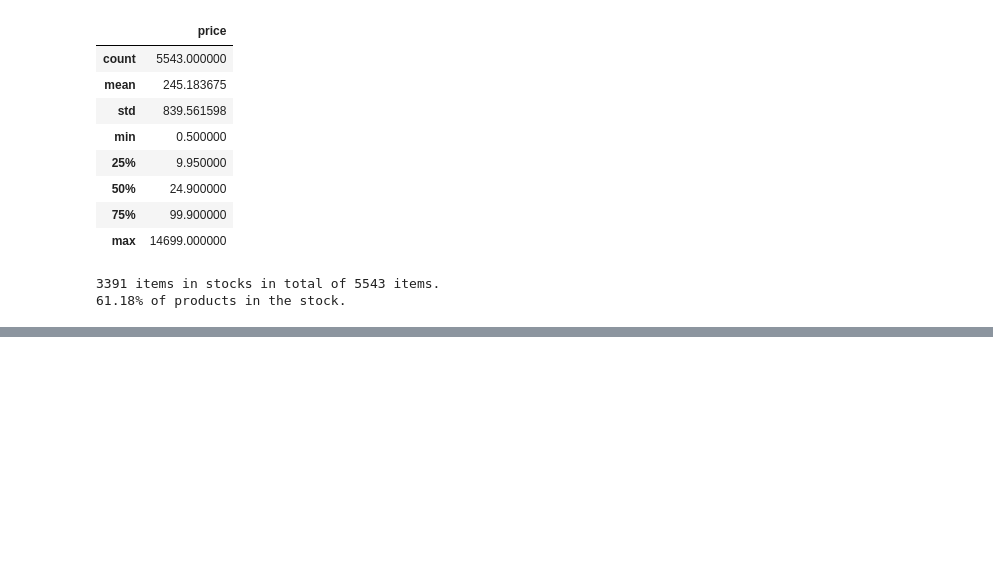
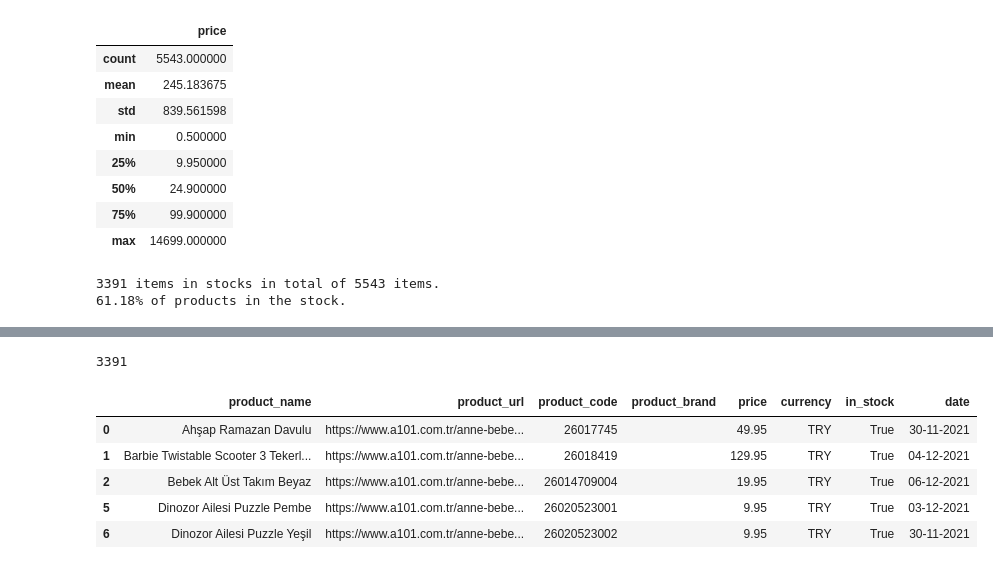
Before and after one commit to imagination-ai/kerem-side-projects-monorepo, a Jupyter notebook: inflation/analysis/descriptive-analysis.ipynb, the cells around one changed output, grey strips where cells are left out. Drawn from its saved outputs; the diff is of its cells as text; code cells hidden in the pictures; blank space fills up the shorter version.

```diff
--- a/inflation/analysis/descriptive-analysis.ipynb
+++ b/inflation/analysis/descriptive-analysis.ipynb
@@ -71,0 +88,18 @@ print(f"{len(df[df['in_stock'] == True])} items in stocks in total of {len(df)}
+# %%
+# Subset: only takes items that are in stocks
+
+df_in_stock = df[df['in_stock'] == True]
+len(df_in_stock)
+# %% [output]
+3391
+# %%
+# Drop original date column
+df_in_stock = df_in_stock.drop(columns=['sample_date'])
+df_in_stock.head()
+# %% [output]
+|  | product_name | product_url | product_code | product_brand | price | currency | in_stock | date |
+| 0 | Ahşap Ramazan Davulu | https://www.a101.com.tr/anne-bebe... | 26017745 |  | 49.95 | TRY | True | 30-11-2021 |
+| 1 | Barbie Twistable Scooter 3 Tekerl... | https://www.a101.com.tr/anne-bebe... | 26018419 |  | 129.95 | TRY | True | 04-12-2021 |
+| 2 | Bebek Alt Üst Takım Beyaz | https://www.a101.com.tr/anne-bebe... | 26014709004 |  | 19.95 | TRY | True | 06-12-2021 |
+| 5 | Dinozor Ailesi Puzzle Pembe | https://www.a101.com.tr/anne-bebe... | 26020523001 |  | 9.95 | TRY | True | 03-12-2021 |
+| 6 | Dinozor Ailesi Puzzle Yeşil | https://www.a101.com.tr/anne-bebe... | 26020523002 |  | 9.95 | TRY | True | 30-11-2021 |
```
Also changed, not shown: parts of 14 cells of this notebook, 2 other files.
